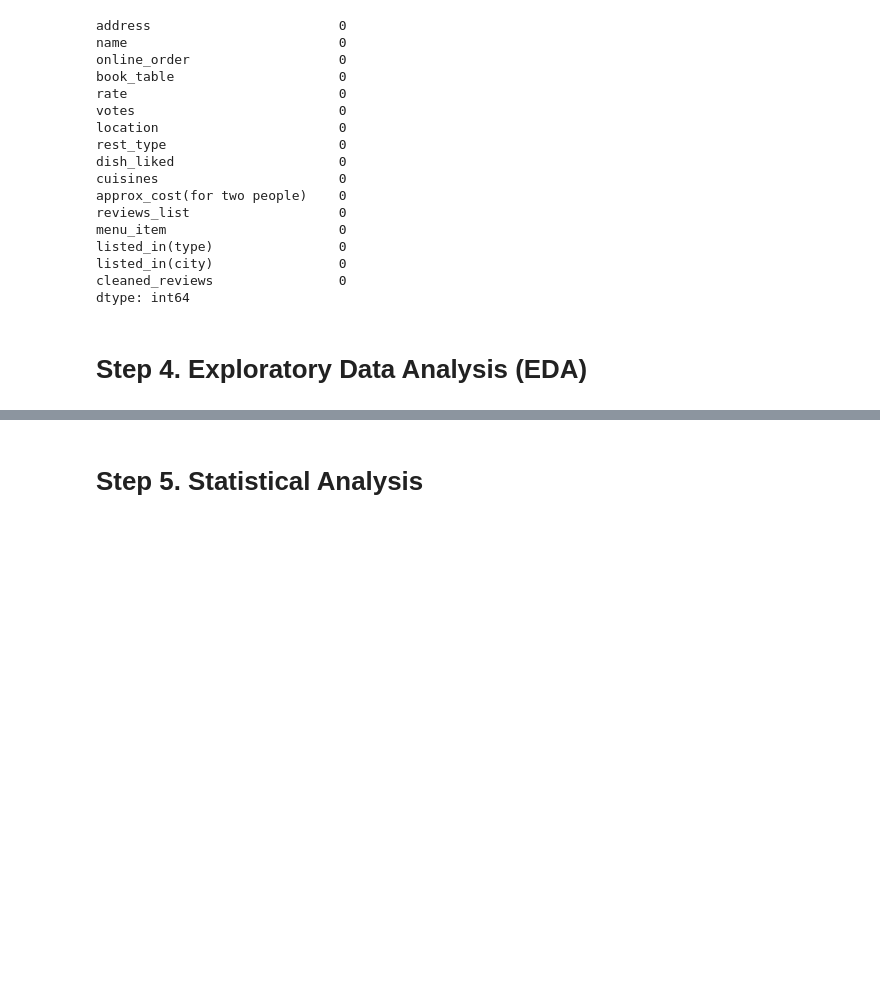
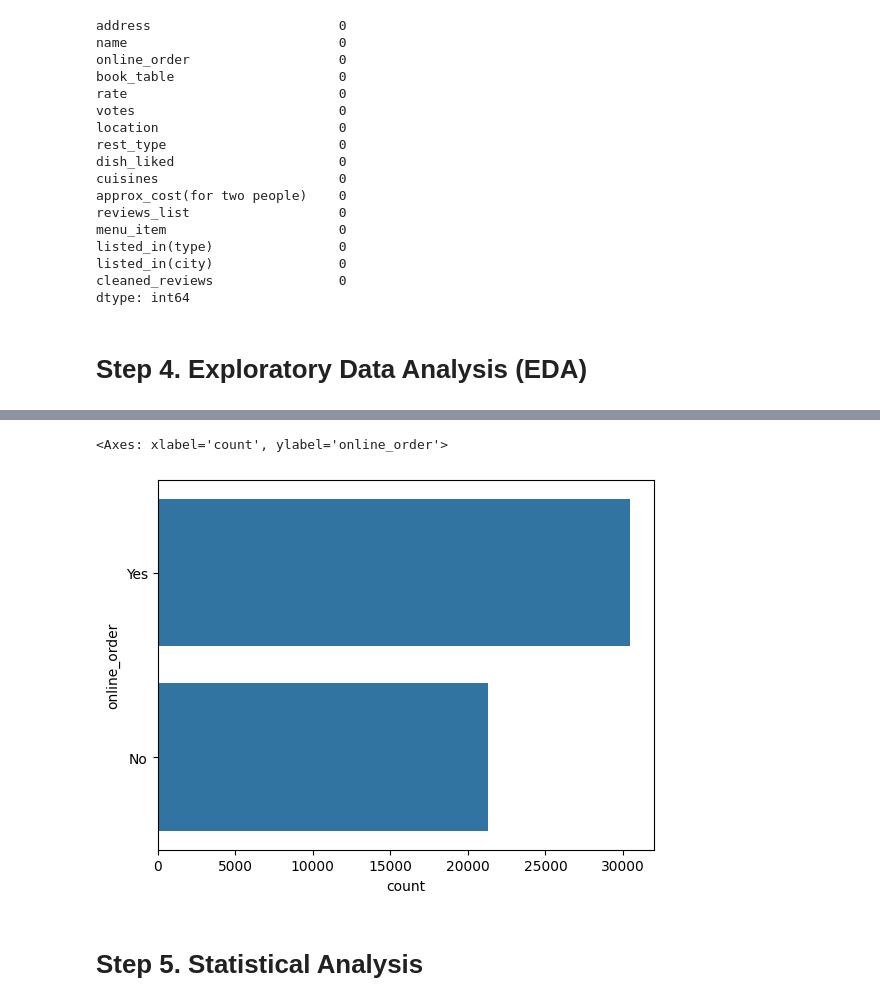
Before and after one commit to OmrajeAmbure/Datascience_And_GenAi_or_AgenticAi_work, a Jupyter notebook: Projects/DataAnalysis/Zomato Data Analysis/Notebook/ZomataDataAnylasis.ipynb, the cells around one changed output, grey strips where cells are left out. Saved outputs shown, nothing was run; the diff lists cells and outputs as text; code cells hidden in the pictures; blank space fills up the shorter version.

```diff
--- a/Projects/DataAnalysis/Zomato Data Analysis/Notebook/ZomataDataAnylasis.ipynb
+++ b/Projects/DataAnalysis/Zomato Data Analysis/Notebook/ZomataDataAnylasis.ipynb
@@ -2070,2 +2068,4 @@ df.to_csv('cleaned_data.csv')
 # %% [markdown]
 # Step 4. Exploratory Data Analysis (EDA)
+# %%
+clean_data = pd.read_csv('cleaned_data.csv')
@@ -2072,3 +2085,8 @@ df.to_csv('cleaned_data.csv')
+# %%
+sns.countplot(data=clean_data['online_order'])
+# %% [output]
+<Axes: xlabel='count', ylabel='online_order'>
+[figure, added]
 # %% [markdown]
 # Step 5. Statistical Analysis
 # %% [markdown]
```
Also changed, not shown: parts of 3 cells of this notebook, 4 other files.
